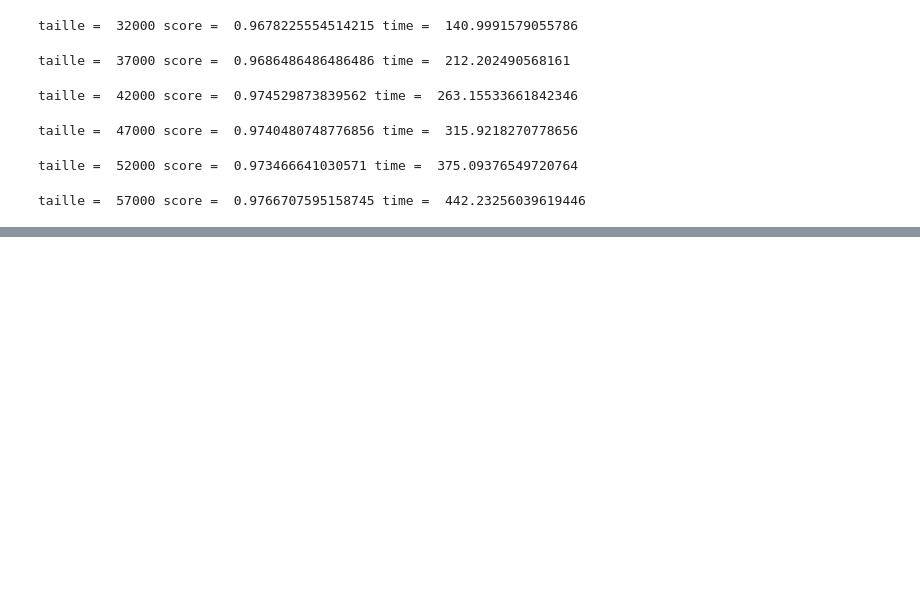
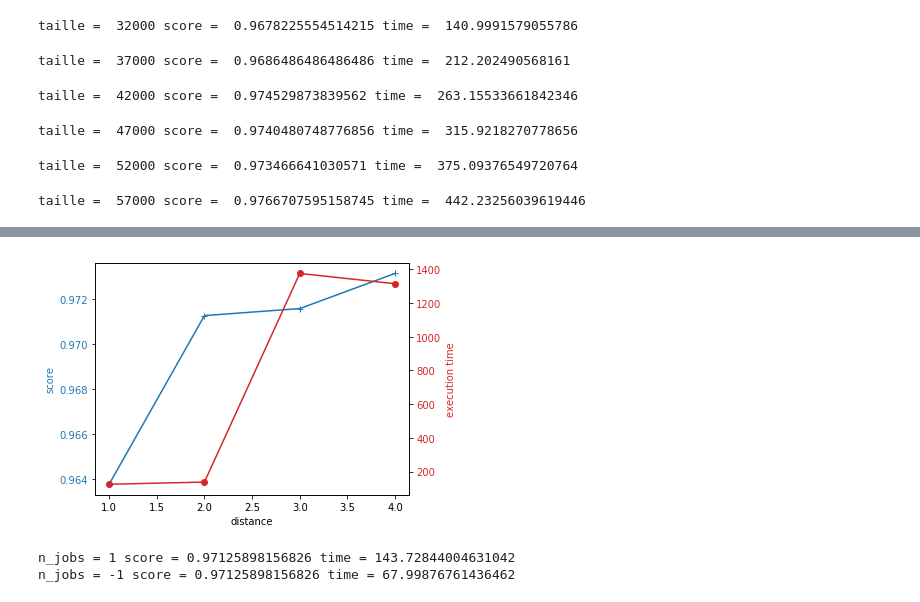
Before and after one commit to ColorPalmy/TP_Apprentissage_Supervise, a Jupyter notebook: TP1/TP1_prog2.ipynb, the cells around one changed output, grey strips where cells are left out. Saved outputs shown, nothing was run; the diff lists cells and outputs as text; code cells hidden in the pictures; blank space fills up the shorter version.

```diff
--- a/TP1/TP1_prog2.ipynb
+++ b/TP1/TP1_prog2.ipynb
@@ -192,0 +213,20 @@ distance = 2 score = 0.97125898156826 time = 138.22251749038696
+# %%
+fig, ax1 = plt.subplots()
+
+color = 'tab:blue'
+ax1.set_xlabel('distance')
+ax1.set_ylabel('score', color=color)
+ax1.plot(np.arange(1,5),scores_dist,'+-',color=color)
+ax1.tick_params(axis='y', labelcolor=color)
+
+ax2 = ax1.twinx()
+
+color = 'tab:red'
+ax2.set_ylabel('execution time', color=color)
+ax2.plot(np.arange(1,5),time_dist,'o-',color=color)
+ax2.tick_params(axis='y', labelcolor=color)
+
+fig.tight_layout()
+plt.show()
+# %% [output]
+[figure, added]
@@ -192,0 +236,17 @@ distance = 2 score = 0.97125898156826 time = 138.22251749038696
+# %%
+clf = neighbors.KNeighborsClassifier(k,p=distance,n_jobs=1)
+start_time = time.time()
+clf.fit(xtrain,ytrain)
+score = clf.score(xtest,ytest)
+elapsed = time.time()-start_time
+print("n_jobs = 1 score =", score, "time =", elapsed)
+
+clf = neighbors.KNeighborsClassifier(k,p=distance,n_jobs=-1)
+start_time = time.time()
+clf.fit(xtrain,ytrain)
+score = clf.score(xtest,ytest)
+elapsed = time.time()-start_time
+print("n_jobs = -1 score =", score, "time =", elapsed)
+# %% [output]
+n_jobs = 1 score = 0.97125898156826 time = 143.72844004631042
+n_jobs = -1 score = 0.97125898156826 time = 67.99876761436462
```
Also changed, not shown: parts of 3 cells of this notebook, 6 other files.
